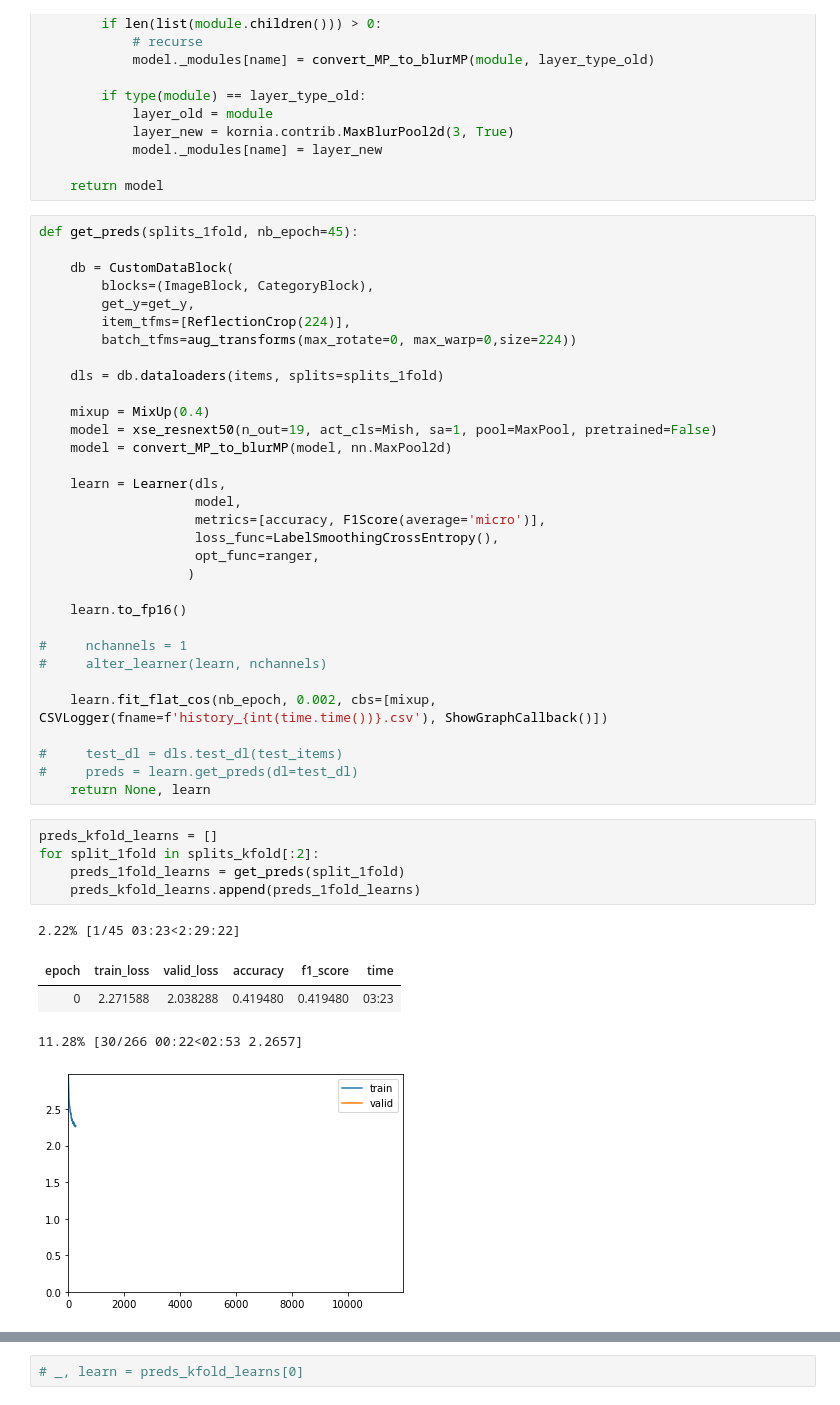
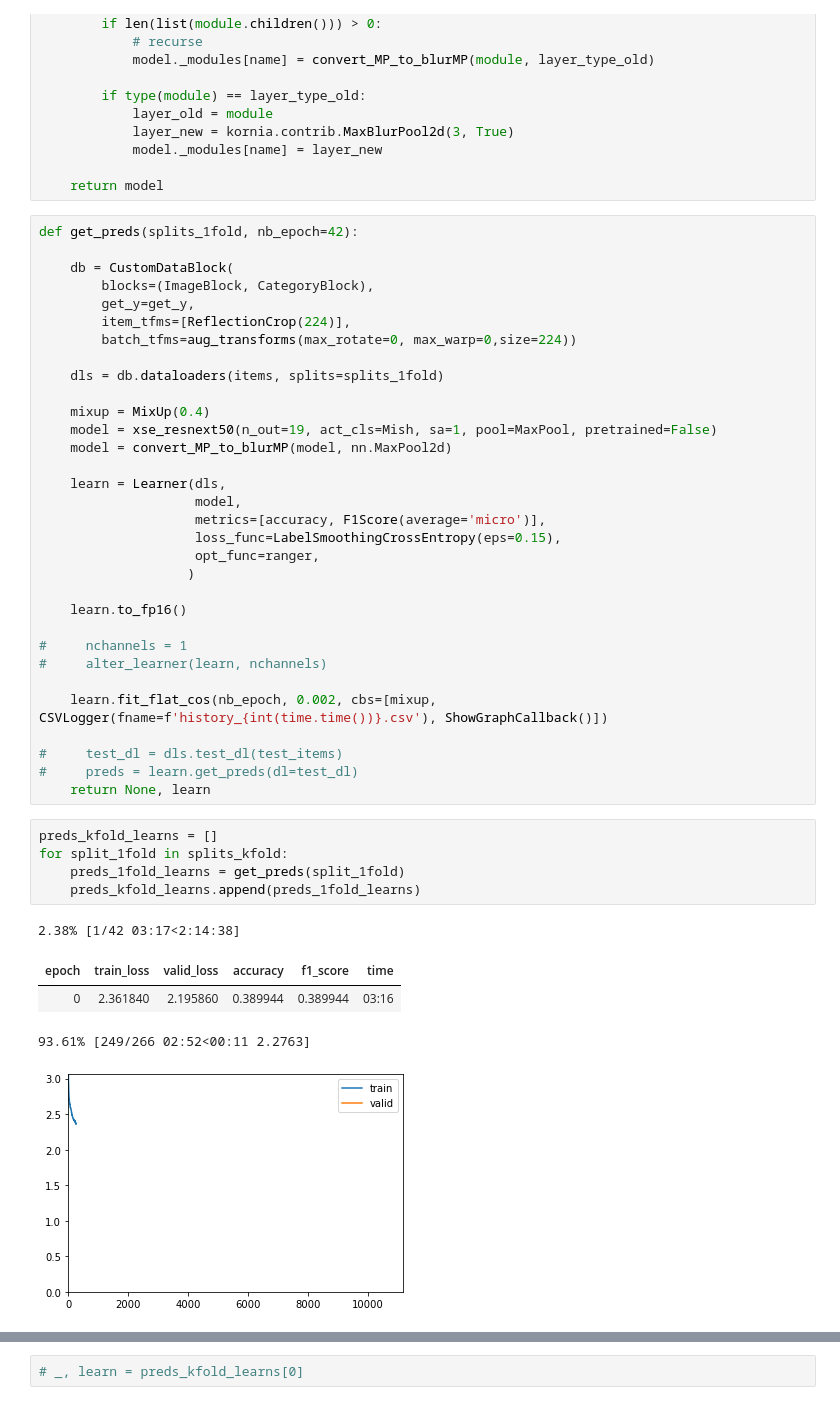
Before and after one commit to dienhoa/music_genre, a Jupyter notebook: resample16K - xresnet16K-mixup-kfold-mish-spectro.ipynb, the cells around one changed output, grey strips where cells are left out. Saved outputs shown, nothing was run; the diff lists cells and outputs as text.

Commit message:
7fold inference

```diff
--- a/resample16K - xresnet16K-mixup-kfold-mish-spectro.ipynb
+++ b/resample16K - xresnet16K-mixup-kfold-mish-spectro.ipynb
@@ -205,7 +206,7 @@ def convert_MP_to_blurMP(model, layer_type_old):
 
     return model
 # %%
-def get_preds(splits_1fold, nb_epoch=45):
+def get_preds(splits_1fold, nb_epoch=42):
 
     db = CustomDataBlock(
         blocks=(ImageBlock, CategoryBlock),
@@ -222,7 +223,7 @@ def get_preds(splits_1fold, nb_epoch=45):
     learn = Learner(dls,
                     model,
                     metrics=[accuracy, F1Score(average='micro')],
-                    loss_func=LabelSmoothingCrossEntropy(),
+                    loss_func=LabelSmoothingCrossEntropy(eps=0.15),
                     opt_func=ranger,
                    )
 
@@ -238,13 +239,13 @@ def get_preds(splits_1fold, nb_epoch=45):
     return None, learn
 # %%
 preds_kfold_learns = []
-for split_1fold in splits_kfold[:2]:
+for split_1fold in splits_kfold:
     preds_1fold_learns = get_preds(split_1fold)
     preds_kfold_learns.append(preds_1fold_learns)
 # %% [output]
-2.22% [1/45 03:23<2:29:22]
+2.38% [1/42 03:17<2:14:38]
 | epoch | train_loss | valid_loss | accuracy | f1_score | time |
-| 0 | 2.271588 | 2.038288 | 0.419480 | 0.419480 | 03:23 |
+| 0 | 2.361840 | 2.195860 | 0.389944 | 0.389944 | 03:16 |
-11.28% [30/266 00:22<02:53 2.2657]
+93.61% [249/266 02:52<00:11 2.2763]
-[figure, old version]
+[figure, new version]
 # %%
```
Also changed, not shown: parts of 20 cells of this notebook, 48 other files.
